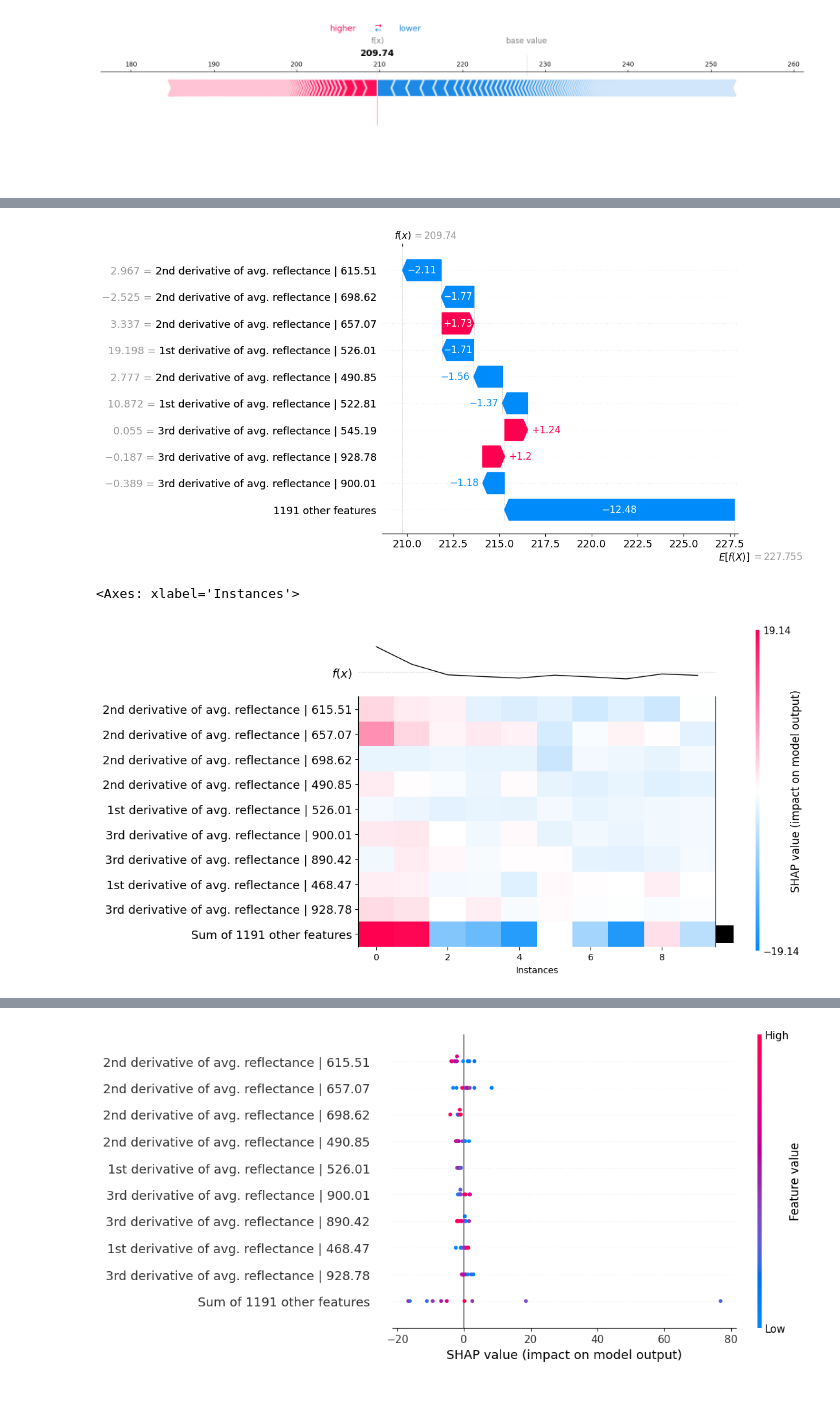
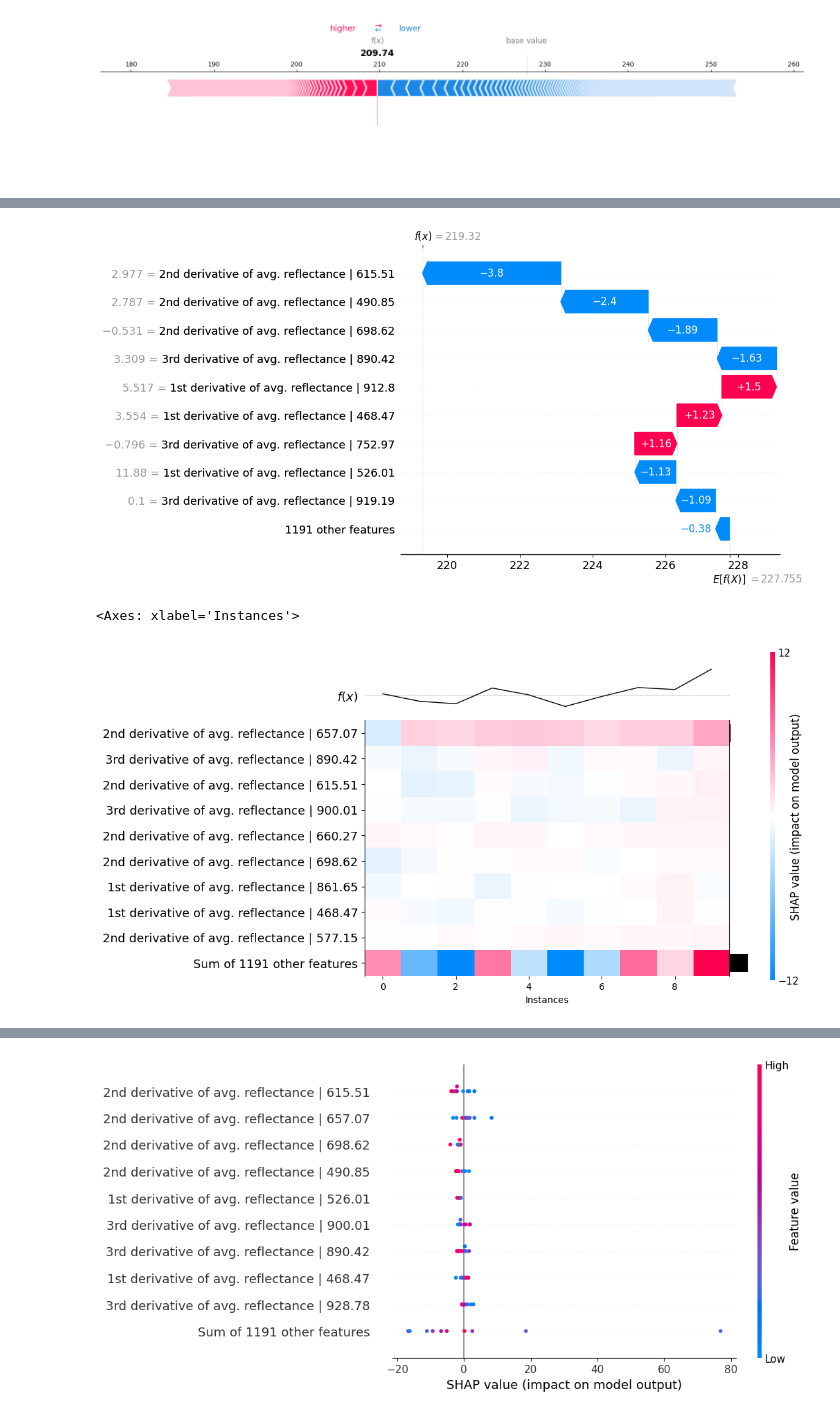
Before and after one commit to xai4space/meteors, a Jupyter notebook: examples/hyperview_challenge/shap.ipynb, the cells around one changed output, grey strips where cells are left out. Saved outputs shown, nothing was run; the diff lists cells and outputs as text; code cells hidden in the pictures.

```diff
--- a/examples/hyperview_challenge/shap.ipynb
+++ b/examples/hyperview_challenge/shap.ipynb
@@ -34,21 +34,13 @@ import numpy as np
 # %%
 from typing import List, Tuple
 from pathlib import Path
-from eagleeyes import preprocess, download
-import pandas as pd
+from eagleeyes import load_and_preprocess, download, get_raw_data
 
+samples_list, y_train = get_raw_data()
 
-def load_data() -> Tuple[List, pd.DataFrame]:
-    base_path = Path("data")
-    X_train = list(base_path.glob("*.npz"))
-    y_train = pd.read_csv(base_path / "train_gt.csv", index_col="sample_index")
+assert len(samples_list) == 10, len(y_train) == 10 # ensure that correct number of samples are loaded
 
-    return X_train, y_train
-
-
-samples_list, y_train = load_data()
-
-assert len(samples_list) == 10, len(y_train) == 10
+# possibly add some visualization here
 # %% [markdown]
 
 
@@ -56,6 +48,6 @@ Now let's apply the preprocessing that was the key to winning the HYPERVIEW Chal
 # %%
 features: List[str] = ["fft", "dwt", "gradient", "mean"]
 
-X_train = preprocess(samples_list, features)
+X_train = load_and_preprocess(samples_list, features)
 # %% [markdown]
 ## Model preparation
@@ -164,13 +126,13 @@ force(explainer, explanation, target=1, observation_index=1, use_pyplot=True)
 # %%
 from meteors.visualize import waterfall
 
-waterfall(explainer, explanation, target=1, observation_index=1, use_pyplot=True)
+waterfall(explainer, explanation, target=1, observation_index=5, use_pyplot=True)
 # %% [output]
-[figure, old version]
+[figure, new version]
 # %%
 from meteors.visualize import heatmap
 
-heatmap(explainer, explanation, target=1)  # here we need to add some exeption wrapper
+heatmap(explainer, explanation, target=2)
 # %% [output]
 <Axes: xlabel='Instances'>
-[figure, old version]
+[figure, new version]
```
Also changed, not shown: parts of 19 cells of this notebook, 1 other file.
